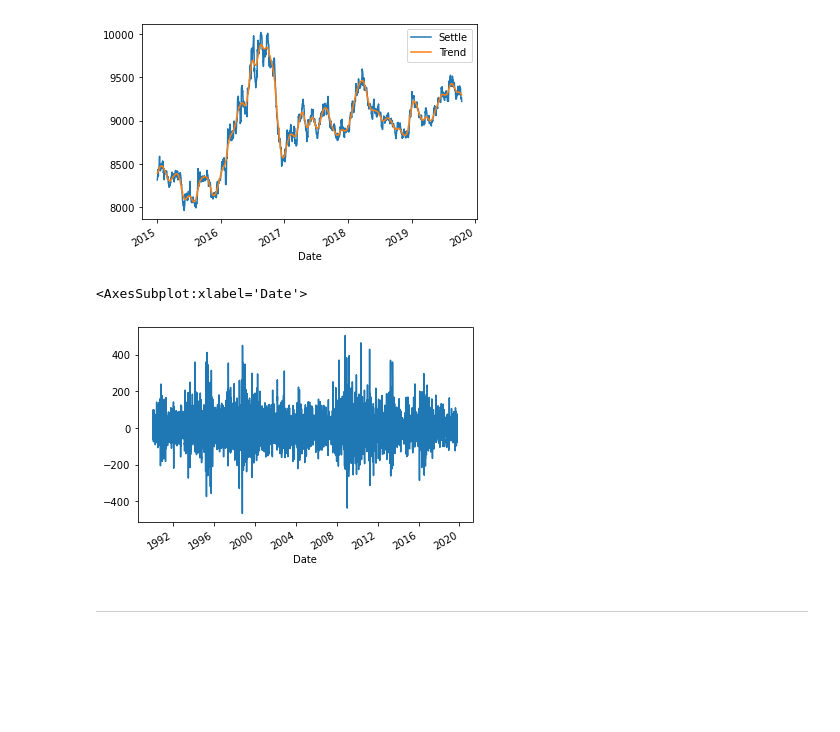
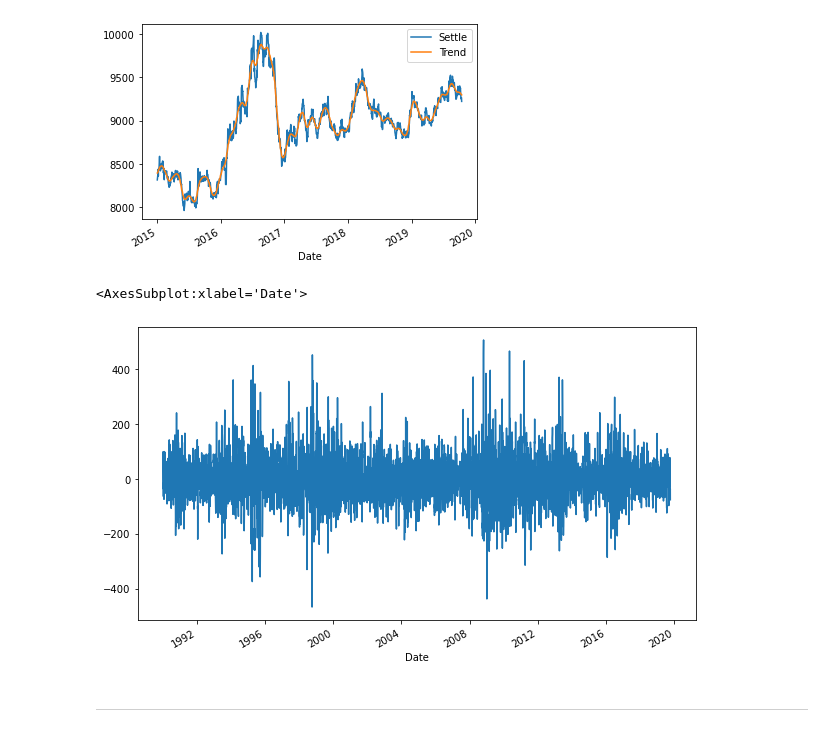
Before and after one commit to Anthibian/Time-Series-Analysis, a Jupyter notebook: Starter_Code/time_series_analysis.ipynb, the cells around one changed output. Saved outputs shown, nothing was run; the diff lists cells and outputs as text; code cells hidden in the pictures; blank space fills up the shorter version.

```diff
--- a/Starter_Code/time_series_analysis.ipynb
+++ b/Starter_Code/time_series_analysis.ipynb
@@ -83,10 +83,10 @@ futures[["Settle", "Trend"]]["2015" :].plot()
 # %%
 # Plot the Settle Noise
 
-ts_noise.plot()
+ts_noise.plot(figsize=(10, 6))
 # %% [output]
 <AxesSubplot:xlabel='Date'>
-[figure, old version]
+[figure, new version]
 # %% [markdown]
 ---
 # %% [markdown]
```
Also changed, not shown: parts of 11 cells of this notebook, 1 other file.
